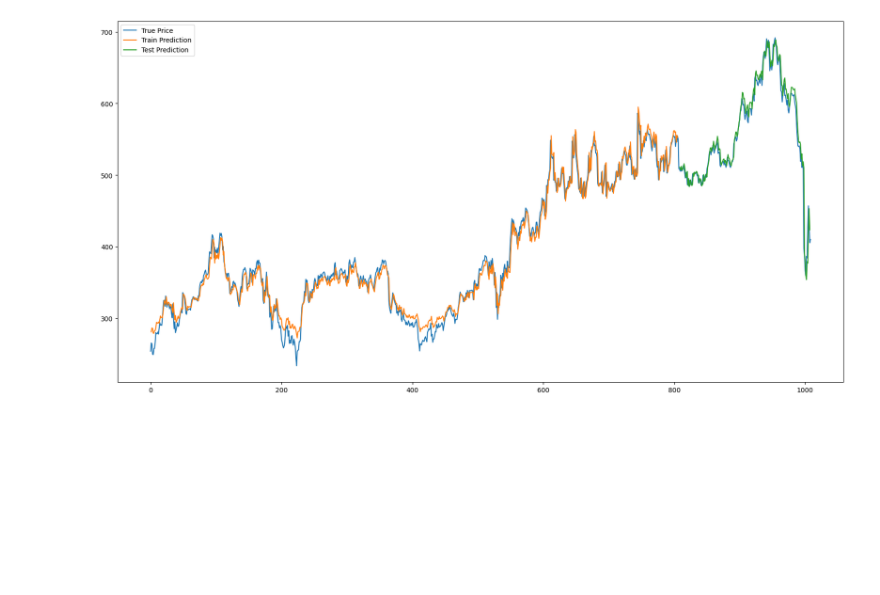
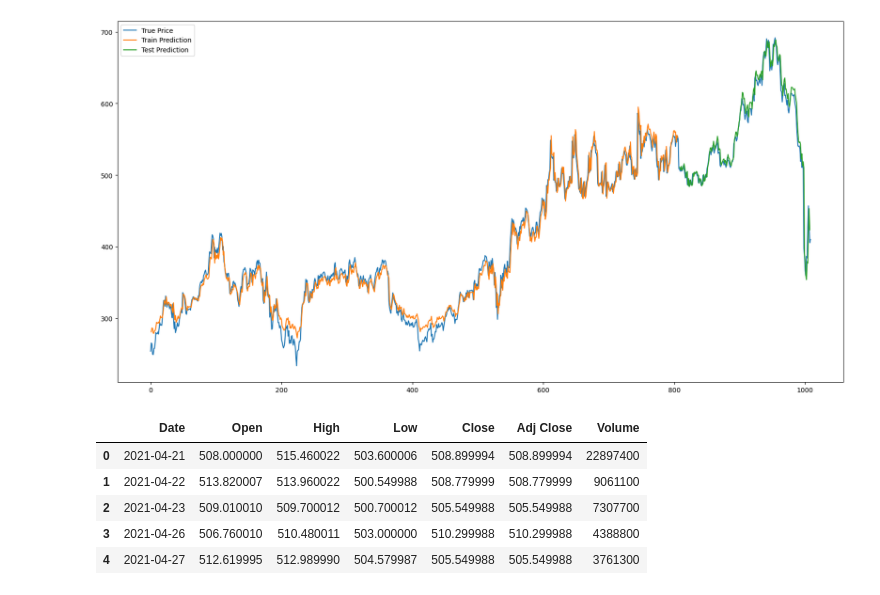
Before and after one commit to Khim3/Scalable_and_Distributed_Computing_Project, a Jupyter notebook: ltsm.ipynb, the cells around one changed output. Drawn from its saved outputs; the diff is of its cells as text; code cells hidden in the pictures; blank space fills up the shorter version.

```diff
--- a/ltsm.ipynb
+++ b/ltsm.ipynb
@@ -241,3 +198,13 @@ fig.show()
 # %%
 # save the model
 torch.save(model.state_dict(), "./models/lstm.pth")
+# %%
+test = pd.read_csv('./test.csv')
+test.head()
+# %% [output]
+|  | Date | Open | High | Low | Close | Adj Close | Volume |
+| 0 | 2021-04-21 | 508.000000 | 515.460022 | 503.600006 | 508.899994 | 508.899994 | 22897400 |
+| 1 | 2021-04-22 | 513.820007 | 513.960022 | 500.549988 | 508.779999 | 508.779999 | 9061100 |
+| 2 | 2021-04-23 | 509.010010 | 509.700012 | 500.700012 | 505.549988 | 505.549988 | 7307700 |
+| 3 | 2021-04-26 | 506.760010 | 510.480011 | 503.000000 | 510.299988 | 510.299988 | 4388800 |
+| 4 | 2021-04-27 | 512.619995 | 512.989990 | 504.579987 | 505.549988 | 505.549988 | 3761300 |
```
Also changed, not shown: parts of 11 cells of this notebook, 4 other files.
